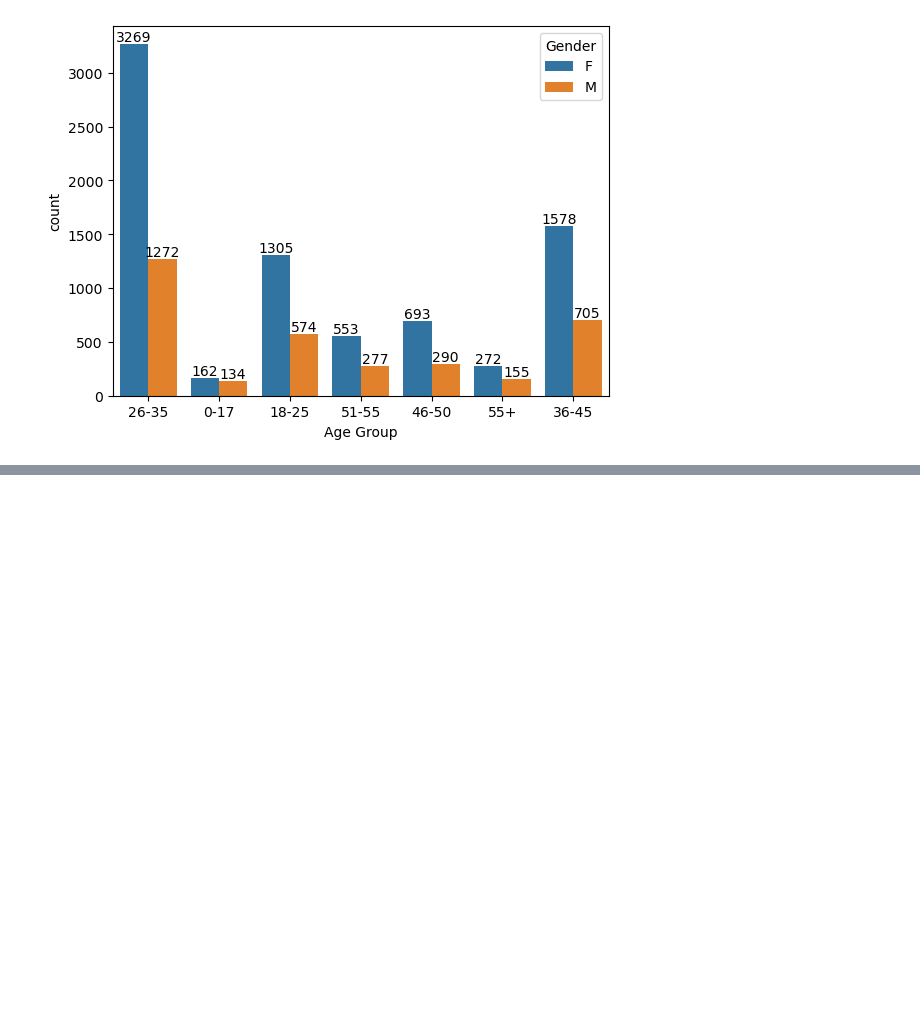
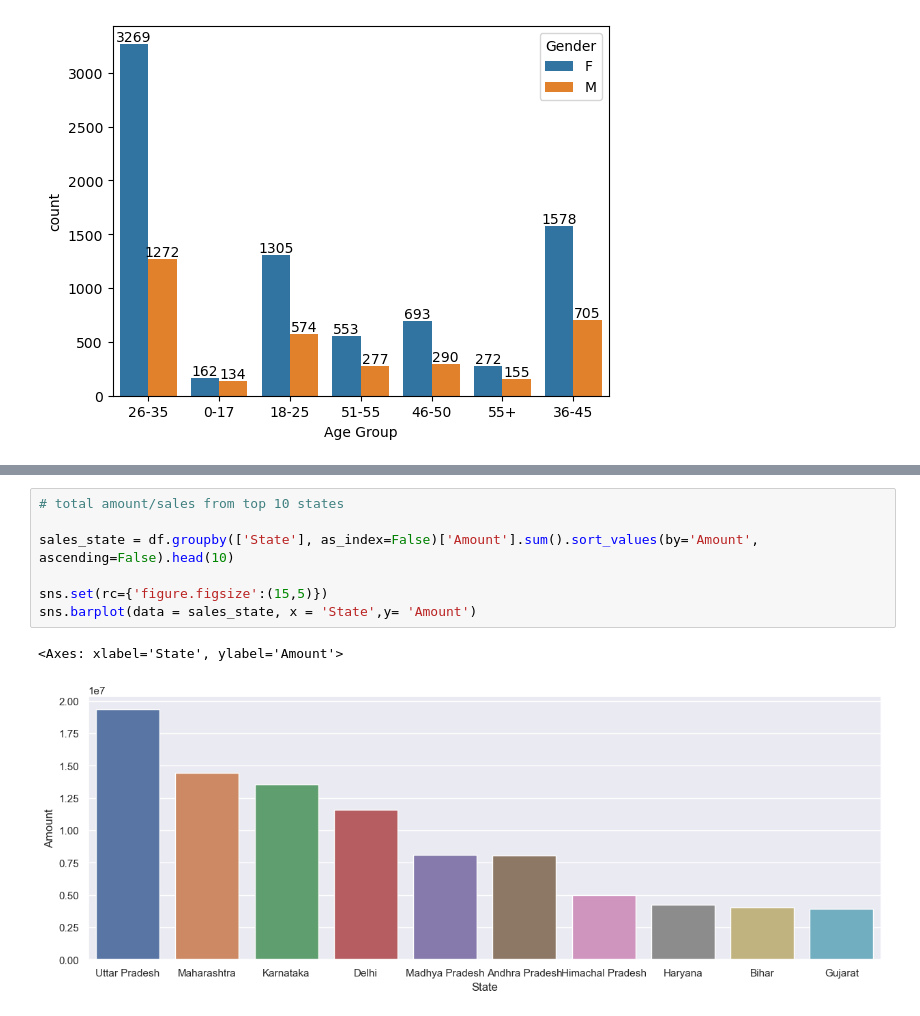
Before and after one commit to Anurag-Kumar-Dubey/Exploratory-Analysis-of-Diwali-Sales-Data, a Jupyter notebook: Exploratory-Analysis-of-Diwali-Sales-Data.ipynb, the cells around one changed output, grey strips where cells are left out. Drawn from its saved outputs; the diff is of its cells as text; blank space fills up the shorter version.

```diff
--- a/Exploratory-Analysis-of-Diwali-Sales-Data.ipynb
+++ b/Exploratory-Analysis-of-Diwali-Sales-Data.ipynb
@@ -180,0 +203,10 @@ for bars in ax.containers:
+# %%
+# total amount/sales from top 10 states
+
+sales_state = df.groupby(['State'], as_index=False)['Amount'].sum().sort_values(by='Amount', ascending=False).head(10)
+
+sns.set(rc={'figure.figsize':(15,5)})
+sns.barplot(data = sales_state, x = 'State',y= 'Amount')
+# %% [output]
+<Axes: xlabel='State', ylabel='Amount'>
+[figure, added]
```
Also changed, not shown: parts of 14 cells of this notebook.
